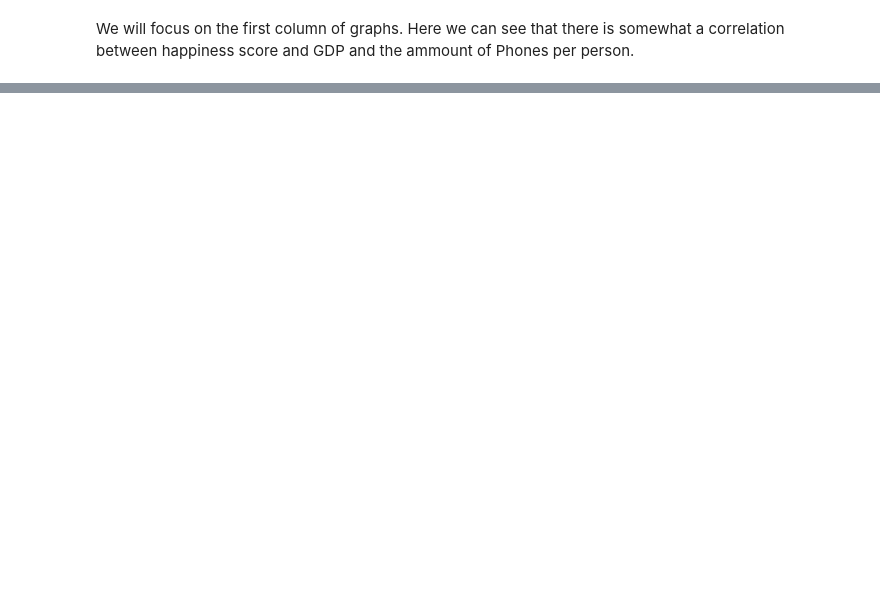
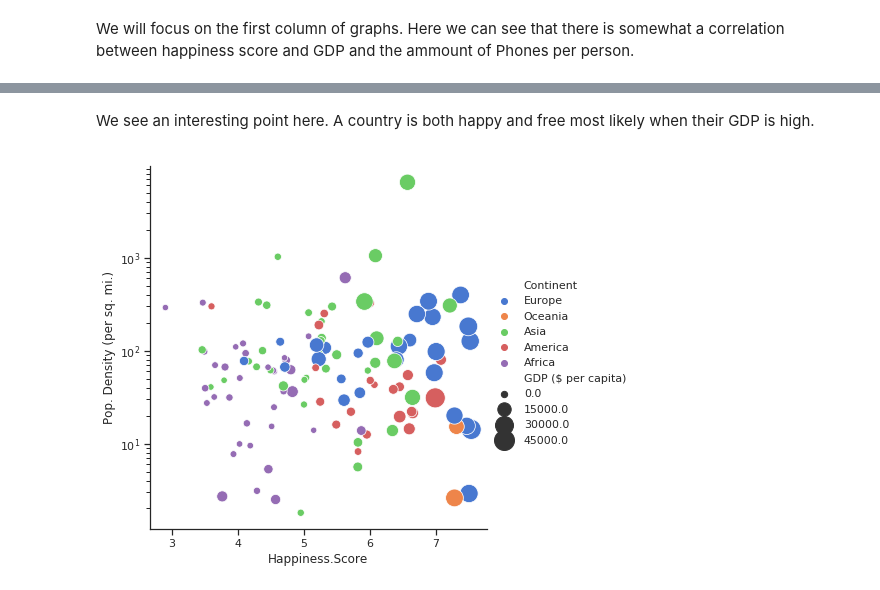
Before and after one commit to minhta16/DATA360, a Jupyter notebook: Individual/IndividualProject.ipynb, the cells around one changed output, grey strips where cells are left out. Drawn from its saved outputs; the diff is of its cells as text; code cells hidden in the pictures; blank space fills up the shorter version.

```diff
--- a/Individual/IndividualProject.ipynb
+++ b/Individual/IndividualProject.ipynb
@@ -105,0 +136,11 @@ Looking closer into Happiness, GDP, and Phones, we also see this log correlation
+# %% [markdown]
+We see an interesting point here. A country is both happy and free most likely when their GDP is high.
+# %%
+g = sns.relplot(x="Happiness.Score", y="Pop. Density (per sq. mi.)", hue="Continent", size="GDP ($ per capita)",
+            sizes=(40, 400), alpha=1, palette="muted",
+            height=6, data=graphDat)
+
+g.fig.get_axes()[0].set_yscale('log')
+plt.show()
+# %% [output]
+[figure, added]
```
Also changed, not shown: parts of 17 cells of this notebook.
